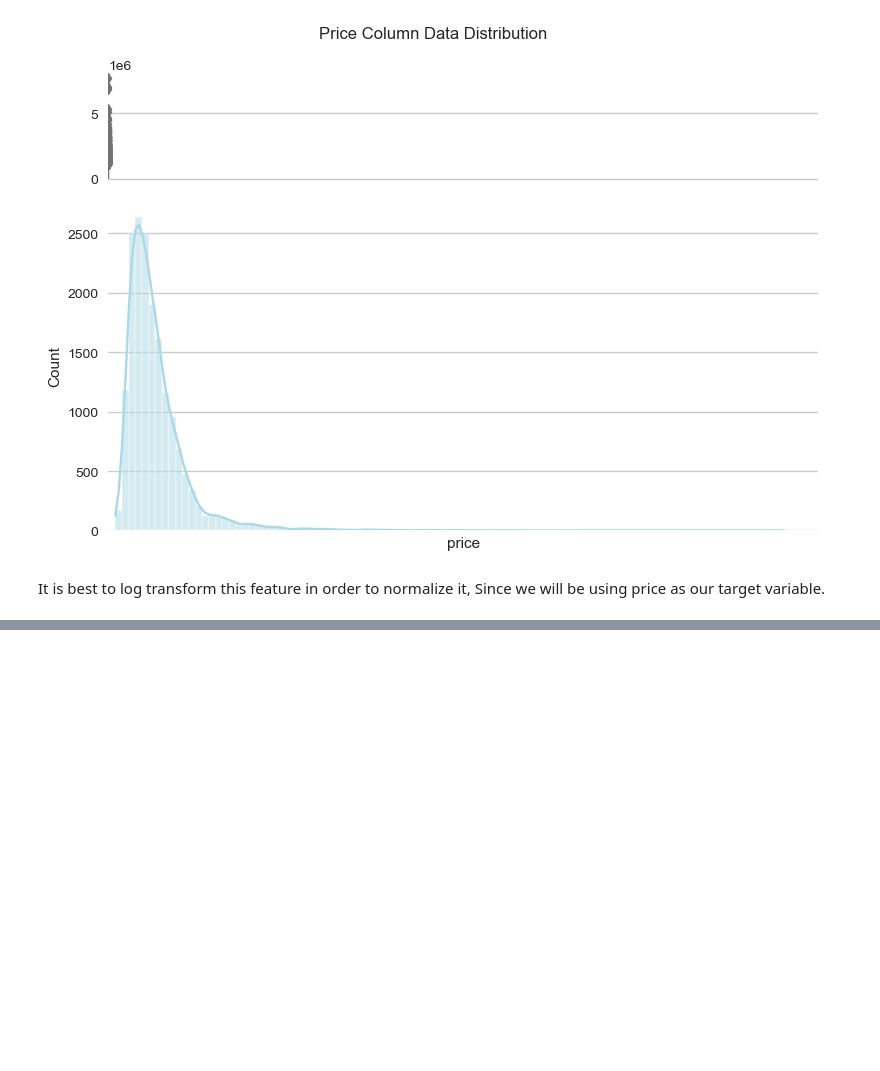
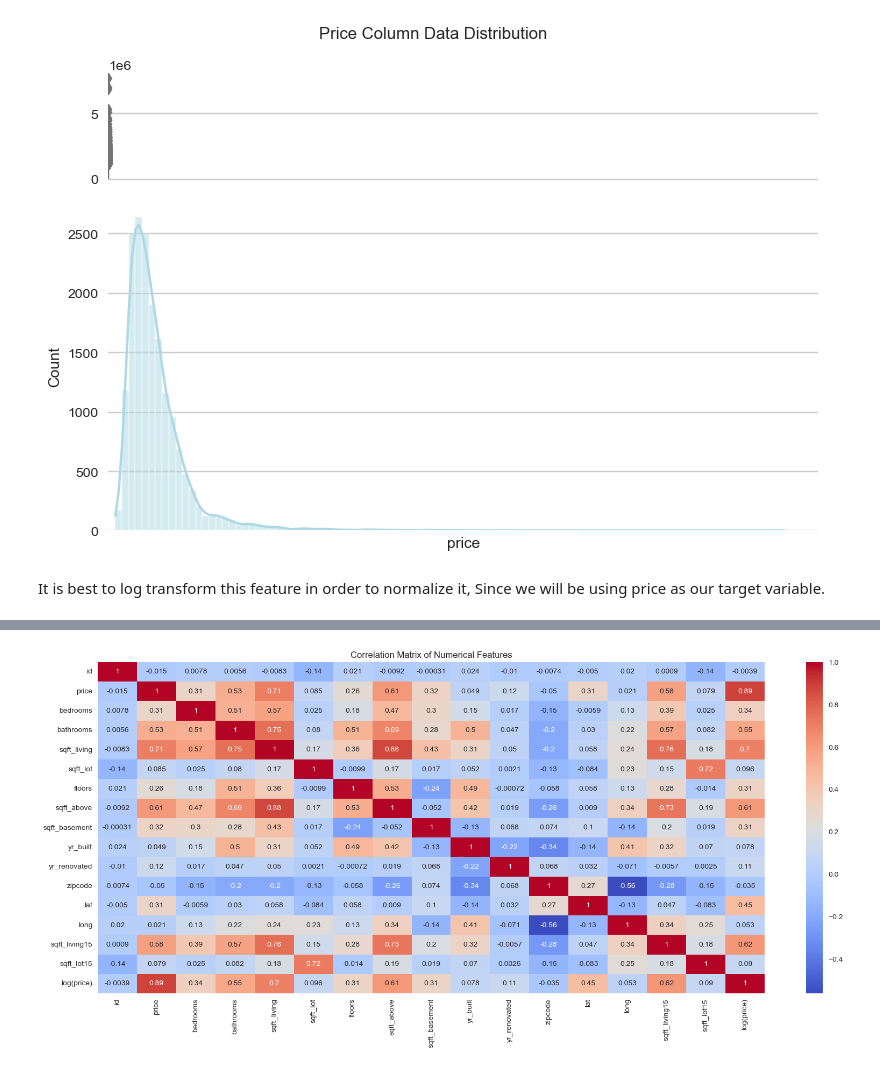
Before and after one commit to martin-ngugi/dsc-phase-2-project-v2-3, a Jupyter notebook: student.ipynb, the cells around one changed output, grey strips where cells are left out. Cells and saved outputs as stored; diff of their text form; code cells hidden in the pictures; blank space fills up the shorter version.

```diff
--- a/student.ipynb
+++ b/student.ipynb
@@ -387,0 +311,11 @@ sns.distplot(house_df['log(price)'], kde=True);
+# %%
+# Plot correlation matrix of numerical features
+fig, ax = plt.subplots(figsize=(20,8))
+corr = house_df.corr()
+sns.heatmap(corr, cmap='coolwarm', annot=True, ax=ax)
+plt.title('Correlation Matrix of Numerical Features')
+plt.show()
+# Display plot
+plt.show()
+# %% [output]
+[figure, added]
```
Also changed, not shown: parts of 5 cells of this notebook.
